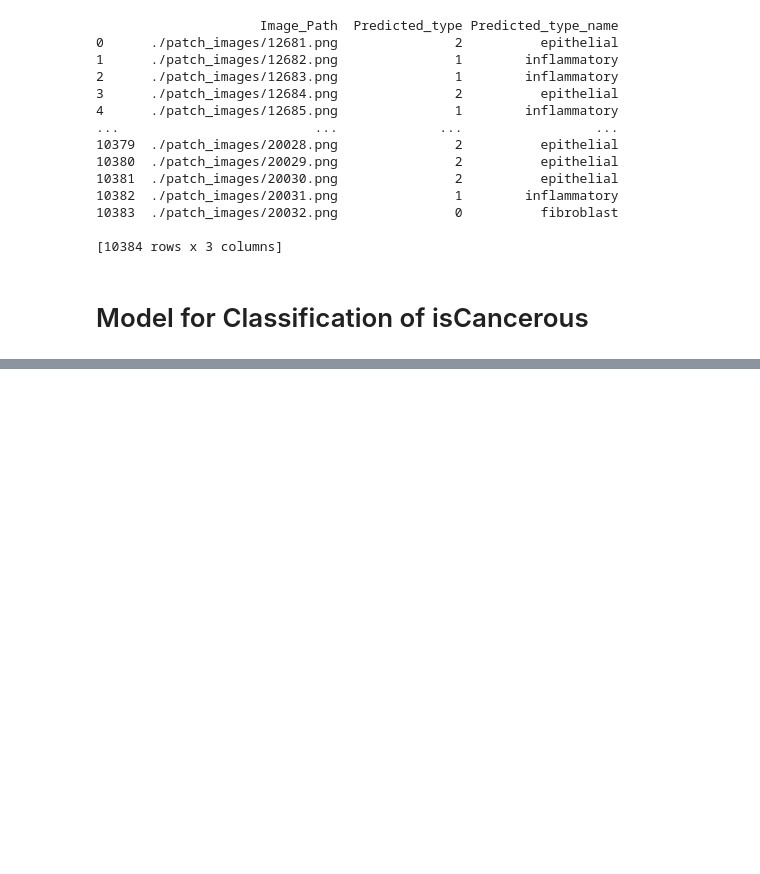
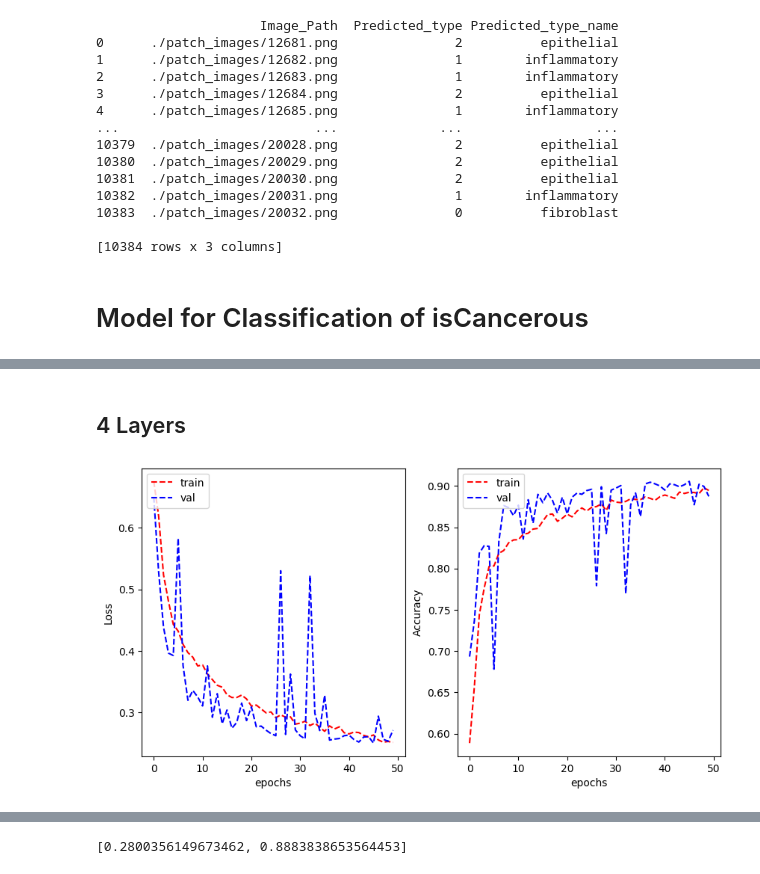
Before and after one commit to SaicharanKannan/Ml_A2, a Jupyter notebook: final_final.ipynb, the cells around one changed output, grey strips where cells are left out. Saved outputs shown, nothing was run; the diff lists cells and outputs as text; code cells hidden in the pictures; blank space fills up the shorter version.

```diff
--- a/final_final.ipynb
+++ b/final_final.ipynb
@@ -542,0 +657,32 @@ You should consider upgrading via the 'c:\Users\Wobby\AppData\Local\Programs\Pyt
+# %% [markdown]
+## 4 Layers
+# %%
+INPUT_DIM = (27,27,3)
+HIDDEN_LAYER_DIM = 256
+OUTPUT_CLASSES = 2
+model = tf.keras.Sequential([
+    #First Layer
+    tf.keras.layers.Conv2D(16, (3,3),1 ,activation = 'relu', input_shape=(INPUT_DIM)),
+    #Second Layer
+    tf.keras.layers.Conv2D(32, (3,3),1 ,activation = 'relu'),
+    #Third Layer
+    tf.keras.layers.Conv2D(64, (3,3),1 ,activation = 'relu'),
+    #Fourth Layer
+    tf.keras.layers.Conv2D(128, (3,3),1 ,activation = 'relu'),
+    #fifth Layer
+    #tf.keras.layers.Conv2D(256, (3,3),1 ,activation = 'relu'),
+    tf.keras.layers.Flatten(),
+    #tf.keras.layers.Dense(HIDDEN_LAYER_DIM, activation='relu')
+    tf.keras.layers.Dense(HIDDEN_LAYER_DIM, activation='sigmoid'),
+    tf.keras.layers.Dense(OUTPUT_CLASSES)
+    ])
+model.compile(optimizer='SGD',
+              loss=tf.keras.losses.CategoricalCrossentropy(from_logits=True),
+              metrics=['categorical_accuracy'])
+history = model.fit_generator(train_generator, validation_data = validation_generator, epochs=50, verbose=0)
+plot_learning_curve(history.history['loss'], history.history['val_loss'],
+                    history.history['categorical_accuracy'], history.history['val_categorical_accuracy'],
+                    metric_name='Accuracy')
+model.evaluate(test_generator)
+# %% [output]
+[figure, added]
@@ -542,0 +690 @@ You should consider upgrading via the 'c:\Users\Wobby\AppData\Local\Programs\Pyt
+[0.2800356149673462, 0.8883838653564453]
```
Also changed, not shown: parts of 37 cells of this notebook, 1 other file.
